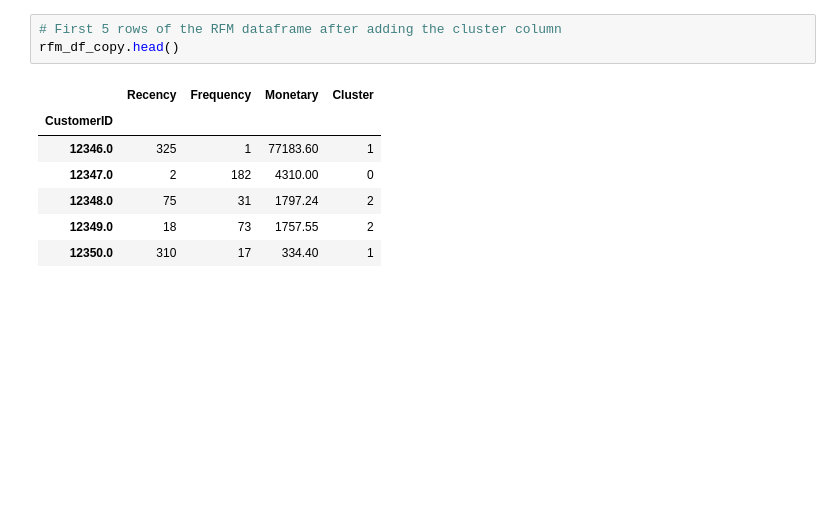
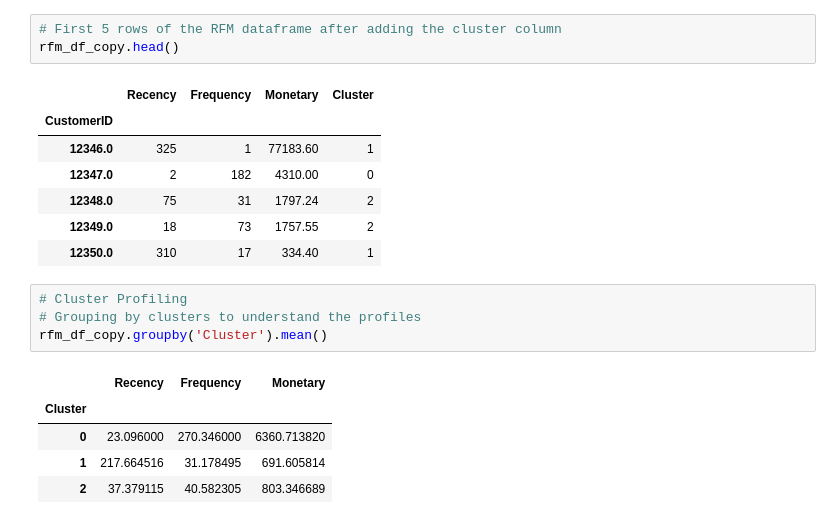
Before and after one commit to sahoomrutyunjaya12345/OnlineRetailCustomerSegmentation, a Jupyter notebook: Online_Retail_Customer_SegmentationCapstoneProject.ipynb, the cells around one changed output. Cells and saved outputs as stored; diff of their text form; blank space fills up the shorter version.

```diff
--- a/Online_Retail_Customer_SegmentationCapstoneProject.ipynb
+++ b/Online_Retail_Customer_SegmentationCapstoneProject.ipynb
@@ -1091,3 +1097,13 @@ rfm_df_copy.head()
 | 12348.0 | 75 | 31 | 1797.24 | 2 |
 | 12349.0 | 18 | 73 | 1757.55 | 2 |
 | 12350.0 | 310 | 17 | 334.40 | 1 |
+# %%
+# Cluster Profiling
+# Grouping by clusters to understand the profiles
+rfm_df_copy.groupby('Cluster').mean()
+# %% [output]
+|  | Recency | Frequency | Monetary |
+| Cluster |  |  |  |
+| 0 | 23.096000 | 270.346000 | 6360.713820 |
+| 1 | 217.664516 | 31.178495 | 691.605814 |
+| 2 | 37.379115 | 40.582305 | 803.346689 |
```
Also changed, not shown: parts of 13 cells of this notebook.
